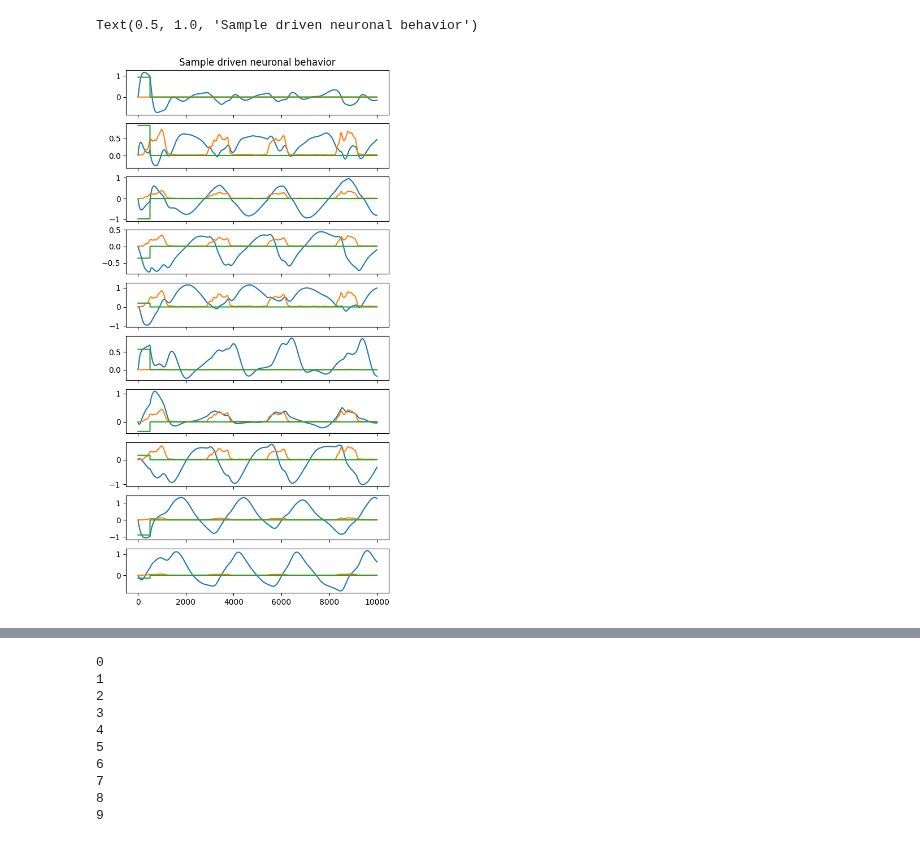
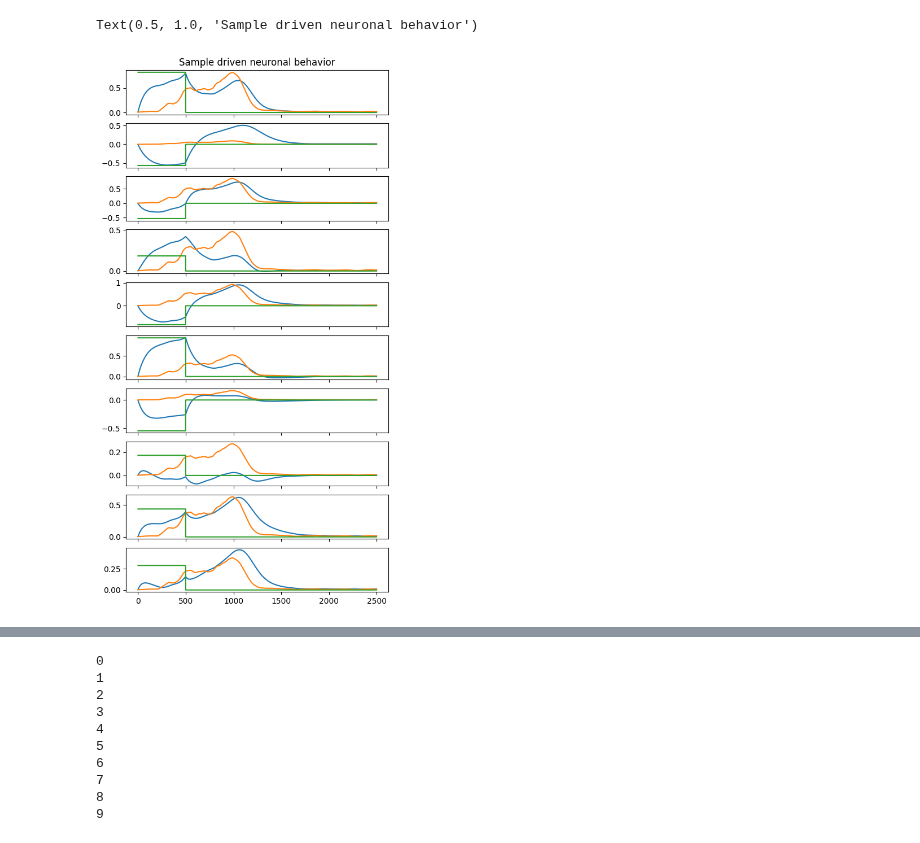
Before and after one commit to Sam-q-3736/srnn_rls, a Jupyter notebook: rate_testing.ipynb, the cells around one changed output, grey strips where cells are left out. Drawn from its saved outputs; the diff is of its cells as text; code cells hidden in the pictures.

Commit message:
building demo function for rate networks

```diff
--- a/rate_testing.ipynb
+++ b/rate_testing.ipynb
@@ -61,9 +24,10 @@ def gen_rand_stim(N, timesteps):
     return stim
 # %%
-# input stim set to 0
-fin = gen_rand_stim(N, timesteps)
+stim = gen_rand_stim(n_par, time_par)
 # %%
 # fout, driving stim set to our data
+timesteps = int(time_par['total_time']/time_par['dt'])
+N = n_par['net_size']
 raw_waveforms = np.transpose(np.load("raw_form.npy"))
 fout = raw_waveforms[0][0:timesteps]
 inp_w = sp.stats.uniform.rvs(size = N)
@@ -73,2 +35,4 @@ J = genw_sparse(N, 0, 1/np.sqrt(N), 1)
+# %%
+rtrainer = rate_training(n_par, time_par, train_par, conn_par, run_par)
 # %%
-x = run_rate(rate_params, J, fin, fdrive)
+x = rtrainer.run_rate(run_par, stim, fdrive)
@@ -75,16 +57,16 @@ x = run_rate(rate_params, J, fin, fdrive)
 # %%
 n_plot = 10
 
 fig, axs = plt.subplots(n_plot, 1, figsize = (6, 12), sharex = True)
 for i in range(n_plot):
     axs[i].plot(x[i])
     axs[i].plot(fdrive[i])
-    axs[i].plot(fin[i])
+    axs[i].plot(stim[i])
 
 axs[0].set_title("Sample driven neuronal behavior")
 # %% [output]
 Text(0.5, 1.0, 'Sample driven neuronal behavior')
-[figure, old version]
+[figure, new version]
 # %%
 # generate auxillary targets
 # internal activity plus external activity
```
Also changed, not shown: parts of 10 cells of this notebook, 1 other file.
